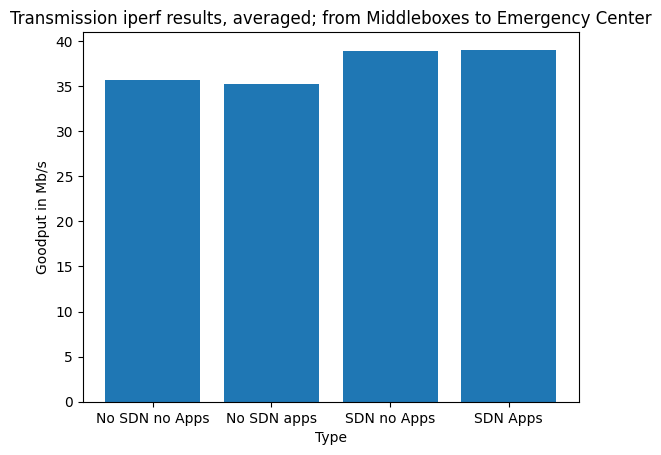
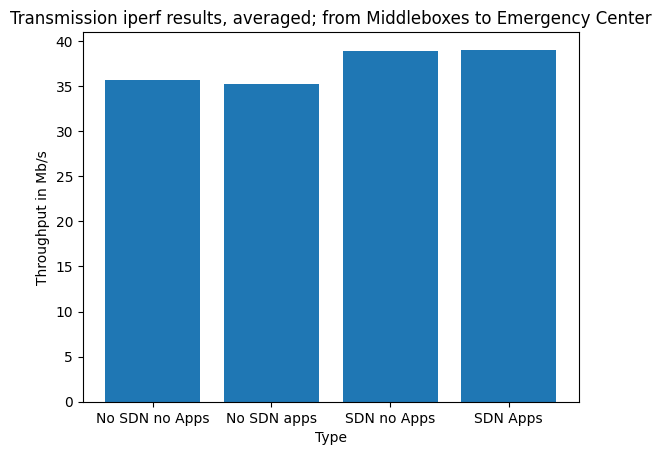
The change to this notebook cell's code, shown as a diff; its figure went from the first image to the second:
--- before
+++ after
@@ -3,4 +3,5 @@
 plt.xlabel("Type")
 plt.ylabel("Throughput in Mb/s")
+plt.ylim((30, 40))
 plt.title("Transmission iperf results, averaged; from Middleboxes to Emergency Center")
 plt.show()
@@ -10,4 +11,5 @@
 plt.xlabel("Type")
 plt.ylabel("Throughput in Mb/s")
+plt.ylim((30, 40))
 plt.title("Response iperf results, averaged; from Middleboxes to Emergency Center")
 plt.show()

Commit: uploading Milestone5 paper